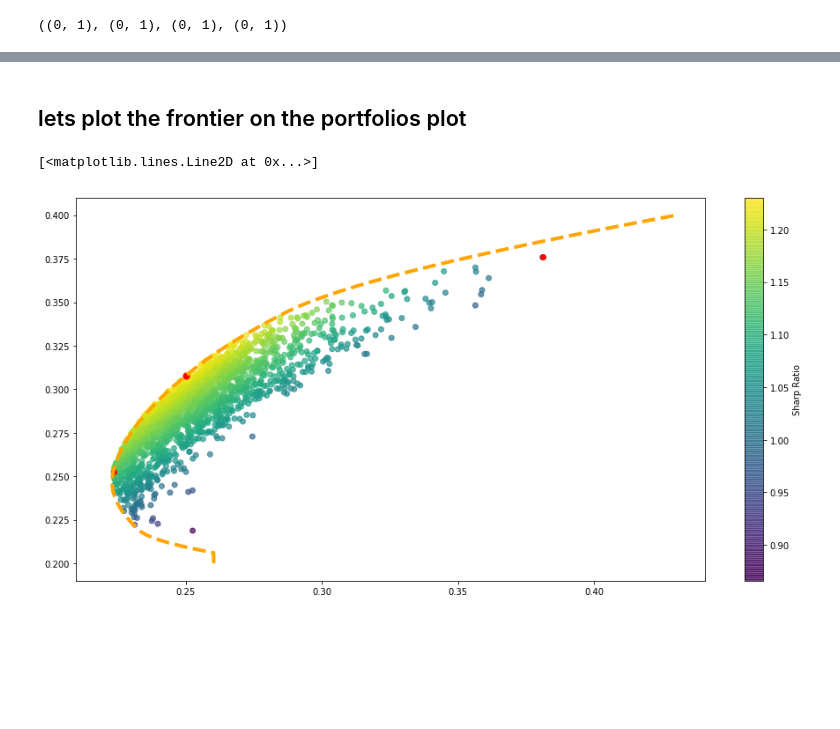
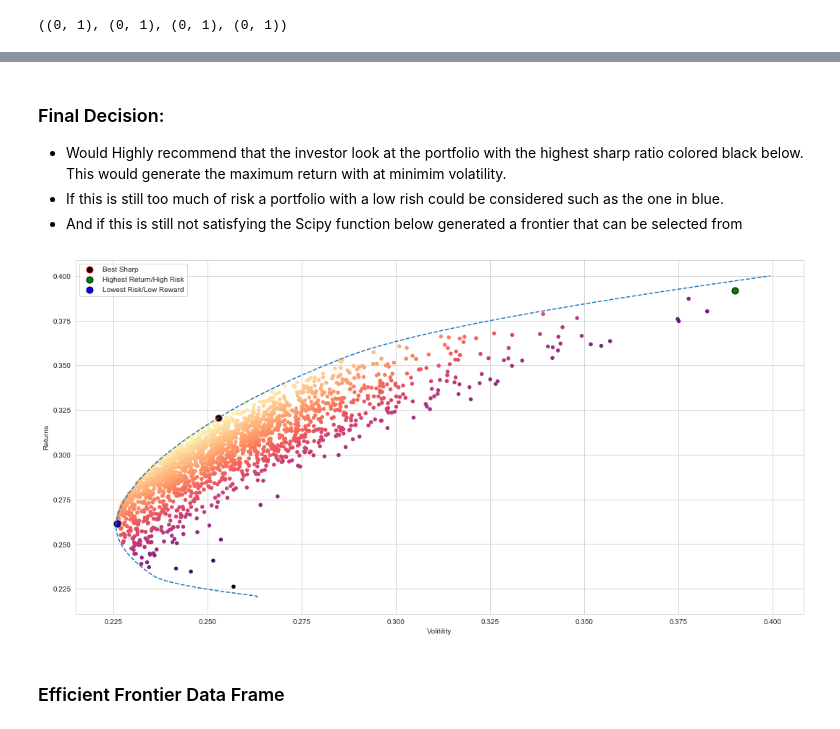
Before and after one commit to Berkat0789/Portfolio, a Jupyter notebook: Finance/SharpRatio/Untitled.ipynb, the cells around one changed output, grey strips where cells are left out. Saved outputs shown, nothing was run; the diff lists cells and outputs as text; code cells hidden in the pictures; blank space fills up the shorter version.

```diff
--- a/Finance/SharpRatio/Untitled.ipynb
+++ b/Finance/SharpRatio/Untitled.ipynb
@@ -221,5 +294,7 @@ frontier_y = np.linspace(0.2,0.4,100)
+# %%
+def min_vol(weights):
+    return get_sharp(weights)[1]
 # %%
 frontier_vol = []
-# %%
-def min_vol(weights):
-    return ret_vol_shp(weights)[1]
+# %%
+frontier_weights = []
@@ -226,18 +305,27 @@ def min_vol(weights):
 # %%
 for potential_return in frontier_y:
-    con = ({"type": 'eq', "fun": check_weights}, {"type": "eq", "fun": lambda w: ret_vol_shp(w)[0] - potential_return})
-    results = minimize(min_vol, initial_guess, method="SLSQP", bounds=bounds, constraints=con)
-    frontier_vol.append(results["fun"])
+    cons = ({"type":"eq", "fun": check_weights},
+            {"type":"eq", "fun": lambda x: get_sharp(x)[0] - potential_return})
+    best_result = minimize(min_vol,initial_guess,method="SLSQP", constraints=cons, bounds=bounds)
+    frontier_vol.append(best_result["fun"])
+    frontier_weights.append(best_result.x)
-# %% [markdown]
-## lets plot the frontier on the portfolios plot
+# %% [markdown]
+### Final Decision:
+- Would Highly recommend that the investor look at the portfolio with the highest sharp ratio colored black below. This would generate the maximum return with at minimim volatility.
+- If this is still too much of risk a portfolio with a low rish could be considered such as the one in blue.
+- And if this is still not satisfying the Scipy function below generated a frontier that can be selected from
 # %%
-plt.figure(figsize=(16,8))
-plt.scatter(all_vol, all_returns, c = all_sharps, cmap="viridis", alpha=0.7)
-plt.colorbar(label = "Sharp Ratio")
-plt.scatter(all_vol[max_sharp], all_returns[max_sharp], c = "r", s = 50)
-plt.scatter(all_vol[max_returns], all_returns[max_returns], c = "r")
-plt.scatter(all_vol[lowest_Vol], all_returns[lowest_Vol], c = "r")
-plt.plot(frontier_vol, frontier_y, ls = "--", c = "orange", lw = 4)
+plt.figure(figsize=(18,9))
+plt.scatter(all_vol, all_returns, c=all_sharp, cmap="magma", s = 20)
+plt.colorbar= True
+plt.xlabel("Volitility")
+plt.ylabel("Returns")
+plt.scatter(all_vol[max_sharp], all_returns[max_sharp], c = "black", s = 80, edgecolor = "red", label = "Best Sharp")
+plt.scatter(all_vol[max_returns], all_returns[max_returns], c = "green", s = 80, edgecolor = "black", label = "Highest Return/High Risk")
+plt.scatter(all_vol[lowest_vol], all_returns[lowest_vol], c = "blue", s = 80, edgecolor = "black", label = "Lowest Risk/Low Reward")
+plt.plot(frontier_vol, frontier_y, ls = "--")
+plt.legend();
 # %% [output]
-[<matplotlib.lines.Line2D at 0x...>]
-[figure, old version]
+[figure, new version]
+# %% [markdown]
+### Efficient Frontier Data Frame
```
Also changed, not shown: parts of 89 cells of this notebook, 13 other files.
